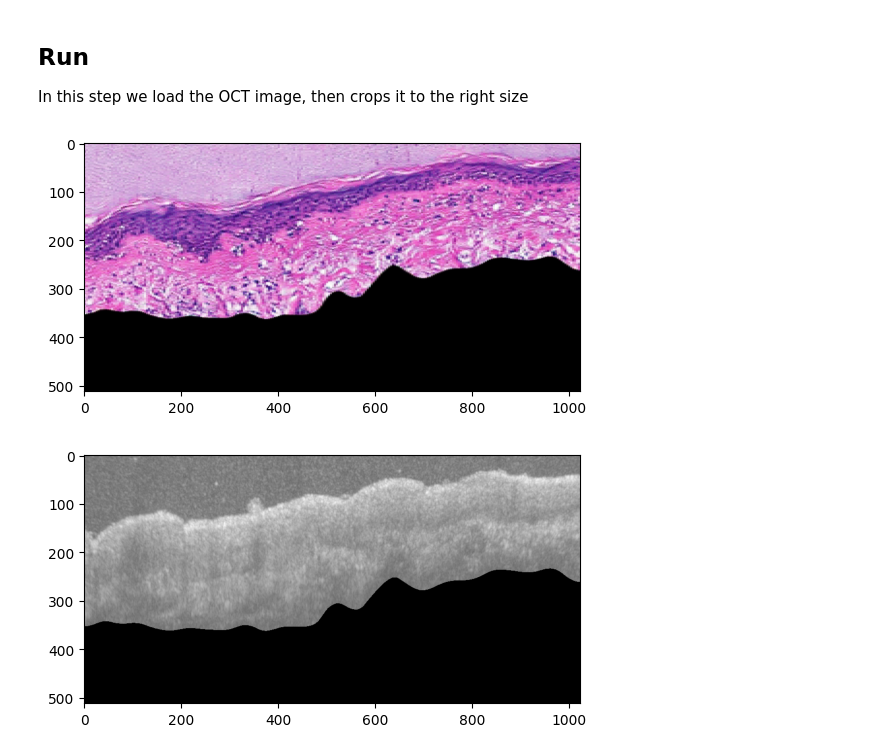
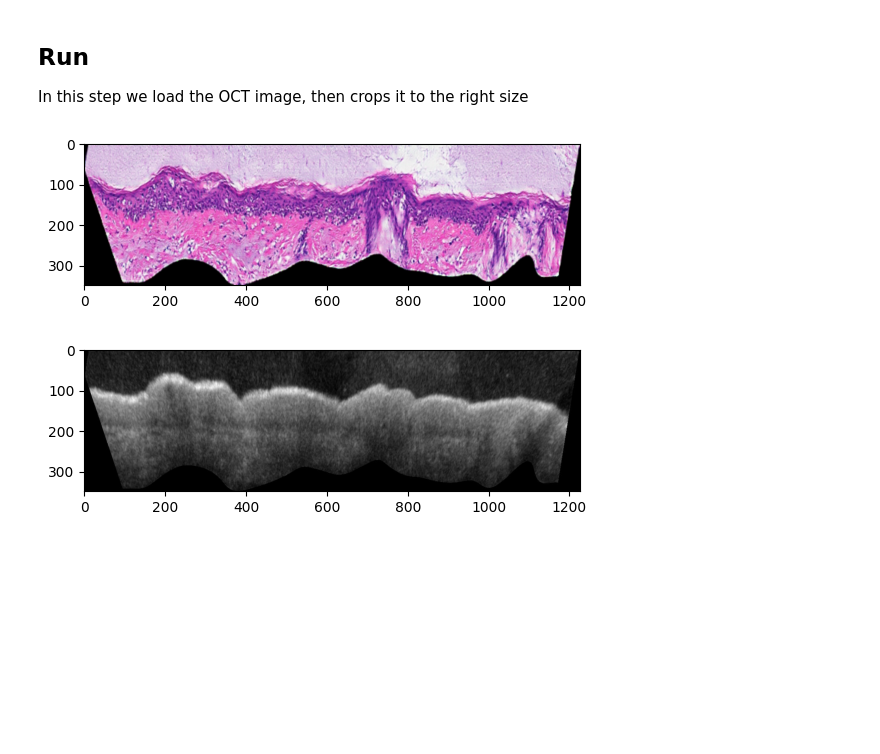
Before and after one commit to WinetraubLab/OCT2Hist-ModelInference, a Jupyter notebook: run_oct2hist.ipynb, the cells around one changed output. Saved outputs shown, nothing was run; the diff lists cells and outputs as text; code cells hidden in the pictures; blank space fills up the shorter version.

```diff
--- a/run_oct2hist.ipynb
+++ b/run_oct2hist.ipynb
@@ -11,7 +13,7 @@ View this colab on [Github](https://github.com/WinetraubLab/OCT2Hist-ModelInfere
 # @markdown Input Image Path.
 # Path to the OCT image
 # @markdown Set oct_input_image_path="" (empty) to load a file from local file system.
-oct_input_image_path = "/content/drive/Shareddrives/Yolab - Current Projects/_Datasets/2020-11-10 10x Raw Data Used In Paper (Paper V2)/LE-03 - Slide04_Section01 (Fig 3.b)/OCTAligned.tiff" # @param {type:"string"}
+oct_input_image_path = "/content/drive/Shareddrives/Yolab - Current Projects/_Datasets/zero_shot_paper_10xOCT_skin_test/LH-22-Slide04_Section01_yp0_A.jpg" # @param {type:"string"}
 
 # If empty string, choose file to upload
 if not oct_input_image_path:
@@ -26,8 +28,8 @@ microns_per_pixel_z = 1
 microns_per_pixel_x = 1
 
 # @markdown Cropping Parameters
-x0 = 130 # @param {type:"slider", min:0, max:1000, step:10}
-z0 = 300 # @param {type:"slider", min:0, max:1000, step:10}
+x0 = 0 # @param {type:"slider", min:0, max:1000, step:10}
+z0 = 0 # @param {type:"slider", min:0, max:1000, step:10}
 # %% [markdown]
 ## Set Up Environment
 # %%
@@ -74,29 +66,30 @@ In this step we load the OCT image, then crops it to the right size
 # %%
 # Load OCT image
 oct_image = cv2.imread(oct_input_image_path)
 if oct_image is None:
   raise FileNotFoundError(f"The file '{oct_input_image_path}' was not found.")
 
 # Cropping
-cropped = crop(oct_image, target_width=1024, target_height=512, x0=x0, z0=z0)
+# cropped = crop(oct_image, target_width=1024, target_height=512, x0=x0, z0=z0)
 
 # Run Inference
 virtual_histology_image, masked_image , o2h_input = oct2hist.run_network(
-    cropped,
+    oct_image,
     microns_per_pixel_x = microns_per_pixel_x,
     microns_per_pixel_z = microns_per_pixel_z,
+    apply_masking = False,
     # min_signal_threshold = 0.15, # Un comment this part to skip the auto threshold discovery
     )
 
 # Show the virtual histology image result
 showImg(virtual_histology_image)
 # %% [output]
-[figure, old version]
+[figure, new version]
 # %%
 #@title Masked Image
 showImg(masked_image)
 # %% [output]
-[figure, old version]
+[figure, new version]
 # %%
 #@title Pre Processing Results (before - left, after preprocessing - right)
 showTwoImgs(oct_image, o2h_input)
```
Also changed, not shown: parts of 5 cells of this notebook.
